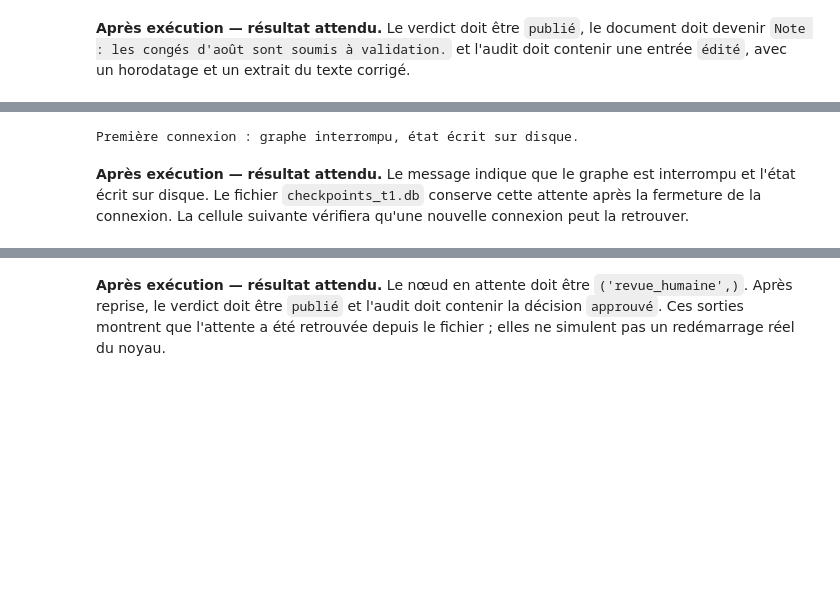
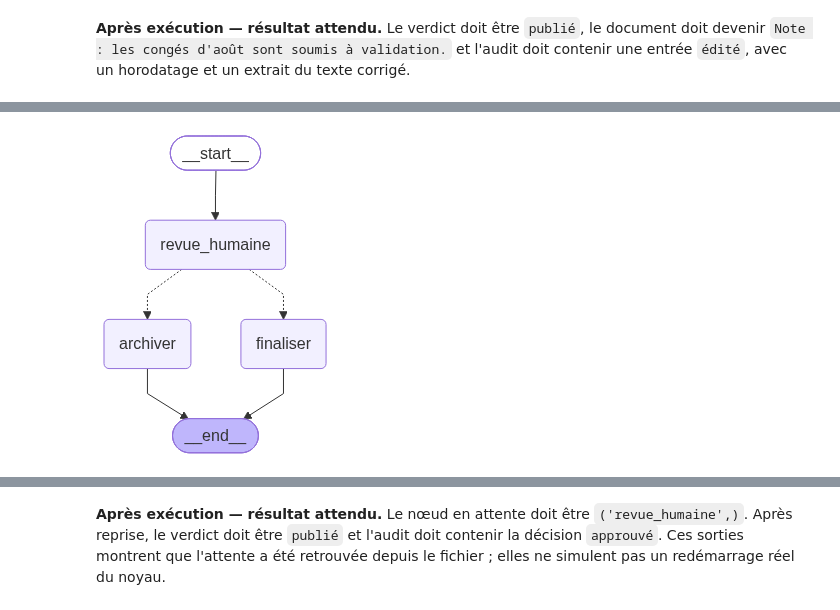
Before and after one commit to mlabarrere/Formation-Mistral-Public, a Jupyter notebook: J3_Avancé/T1_Workflows_HITL/NB_T1a_workflows_hitl.ipynb, the cells around one changed output, grey strips where cells are left out. Drawn from its saved outputs; the diff is of its cells as text; code cells hidden in the pictures; blank space fills up the shorter version.

```diff
--- a/J3_Avancé/T1_Workflows_HITL/NB_T1a_workflows_hitl.ipynb
+++ b/J3_Avancé/T1_Workflows_HITL/NB_T1a_workflows_hitl.ipynb
@@ -327,21 +481,9 @@ si elle existe. Ne relancez pas cette initialisation pour reprendre une attente
 # %%
-import sqlite3
-from langgraph.checkpoint.sqlite import SqliteSaver
-
-DB = "checkpoints_t1.db"
-if os.path.exists(DB):
-    os.remove(DB)  # Réinitialisation de démonstration : les anciennes attentes sont effacées.
-cfg_durable = {"configurable": {"thread_id": "revue-durable"}}
-
+# Dessiner le graphe ne lance pas ses nœuds.
 # Première connexion : sauvegarder le graphe interrompu sur disque.
 # Autoriser l’usage de la connexion par les threads d’exécution du graphe.
 conn1 = sqlite3.connect(DB, check_same_thread=False)
 app1 = revue.compile(checkpointer=SqliteSaver(conn1))
-# L’exécution atteint interrupt() et sauvegarde l’attente avant de rendre la main.
-app1.invoke({"document": "Contrat fournisseur à signer."}, cfg_durable)
-print("Première connexion : graphe interrompu, état écrit sur disque.")
-conn1.close()  # ferme la connexion ; le processus Python reste actif
+display(Image(app1.get_graph().draw_mermaid_png()))
 # %% [output]
-Première connexion : graphe interrompu, état écrit sur disque.
+[figure, added]
-# %% [markdown]
-**Après exécution — résultat attendu.** Le message indique que le graphe est interrompu et l'état écrit sur disque. Le fichier `checkpoints_t1.db` conserve cette attente après la fermeture de la connexion. La cellule suivante vérifiera qu'une nouvelle connexion peut la retrouver.
```
Also changed, not shown: parts of 93 cells of this notebook.
